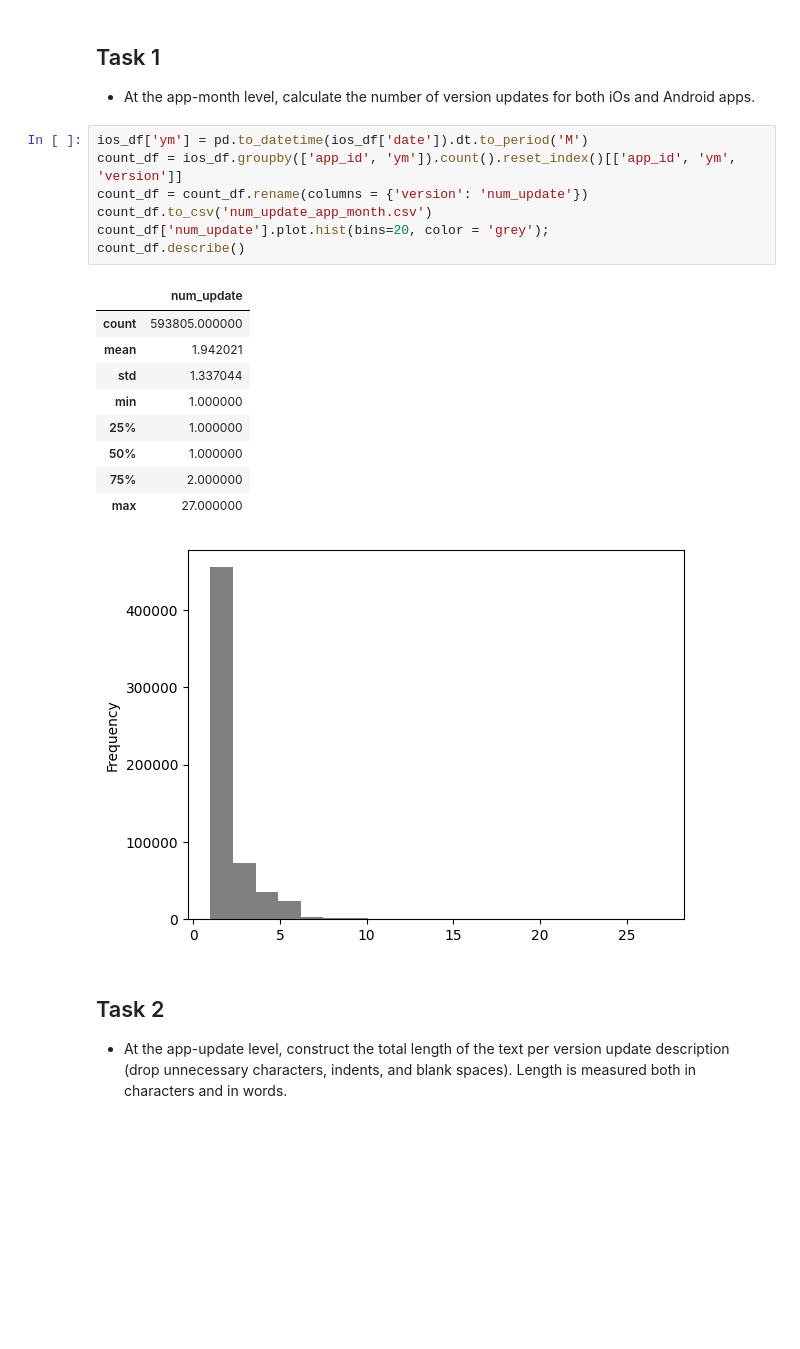
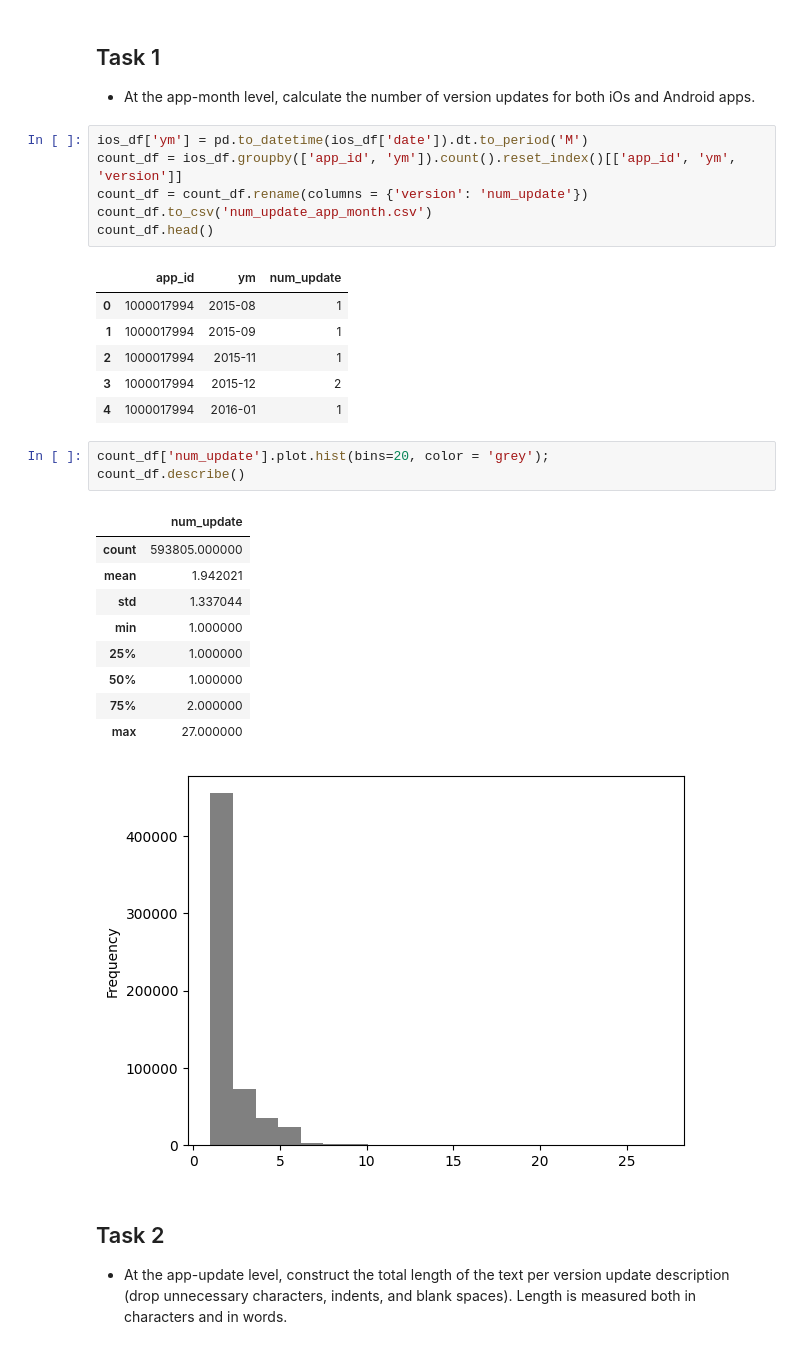
Before and after one commit to YileC928/app-data-privacy-proj, a Jupyter notebook: ios_app_update.ipynb, the cells around one changed output. Drawn from its saved outputs; the diff is of its cells as text; blank space fills up the shorter version.

```diff
--- a/ios_app_update.ipynb
+++ b/ios_app_update.ipynb
@@ -32,21 +35,30 @@ ios_df.head()
 # %%
 ios_df['ym'] = pd.to_datetime(ios_df['date']).dt.to_period('M')
 count_df = ios_df.groupby(['app_id', 'ym']).count().reset_index()[['app_id', 'ym', 'version']]
 count_df = count_df.rename(columns = {'version': 'num_update'})
 count_df.to_csv('num_update_app_month.csv')
-count_df['num_update'].plot.hist(bins=20, color = 'grey');
-count_df.describe()
+count_df.head()
 # %% [output]
-|  | num_update |
-| count | 593805.000000 |
-| mean | 1.942021 |
-| std | 1.337044 |
-| min | 1.000000 |
-| 25% | 1.000000 |
-| 50% | 1.000000 |
-| 75% | 2.000000 |
-| max | 27.000000 |
+|  | app_id | ym | num_update |
+| 0 | 1000017994 | 2015-08 | 1 |
+| 1 | 1000017994 | 2015-09 | 1 |
+| 2 | 1000017994 | 2015-11 | 1 |
+| 3 | 1000017994 | 2015-12 | 2 |
+| 4 | 1000017994 | 2016-01 | 1 |
-[figure, removed]
+# %%
+count_df['num_update'].plot.hist(bins=20, color = 'grey');
+count_df.describe()
+# %% [output]
+|  | num_update |
+| count | 593805.000000 |
+| mean | 1.942021 |
+| std | 1.337044 |
+| min | 1.000000 |
+| 25% | 1.000000 |
+| 50% | 1.000000 |
+| 75% | 2.000000 |
+| max | 27.000000 |
+[figure, added]
 # %% [markdown]
 ## Task 2
 - At the app-update level, construct the total length of the text per version update description (drop unnecessary characters, indents, and blank spaces). Length is measured both in characters and in words.
```
Also changed, not shown: parts of 37 cells of this notebook.
